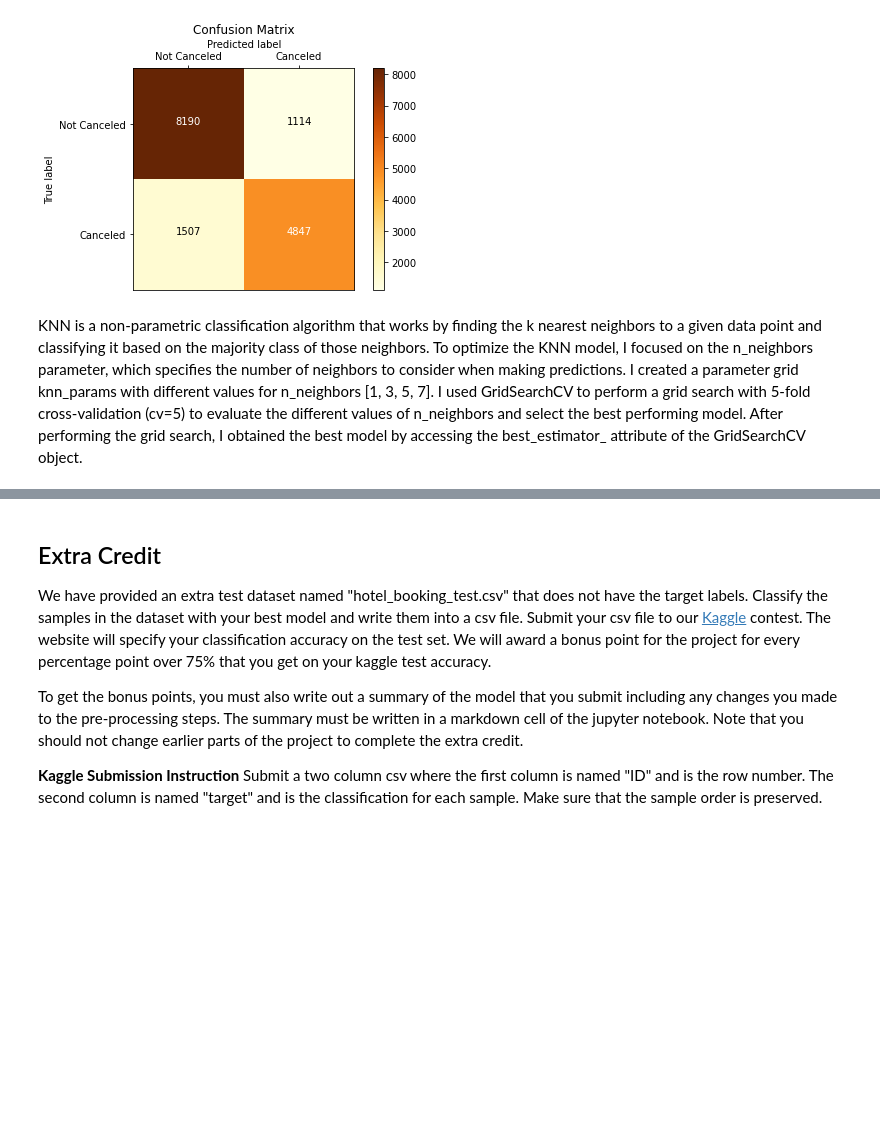
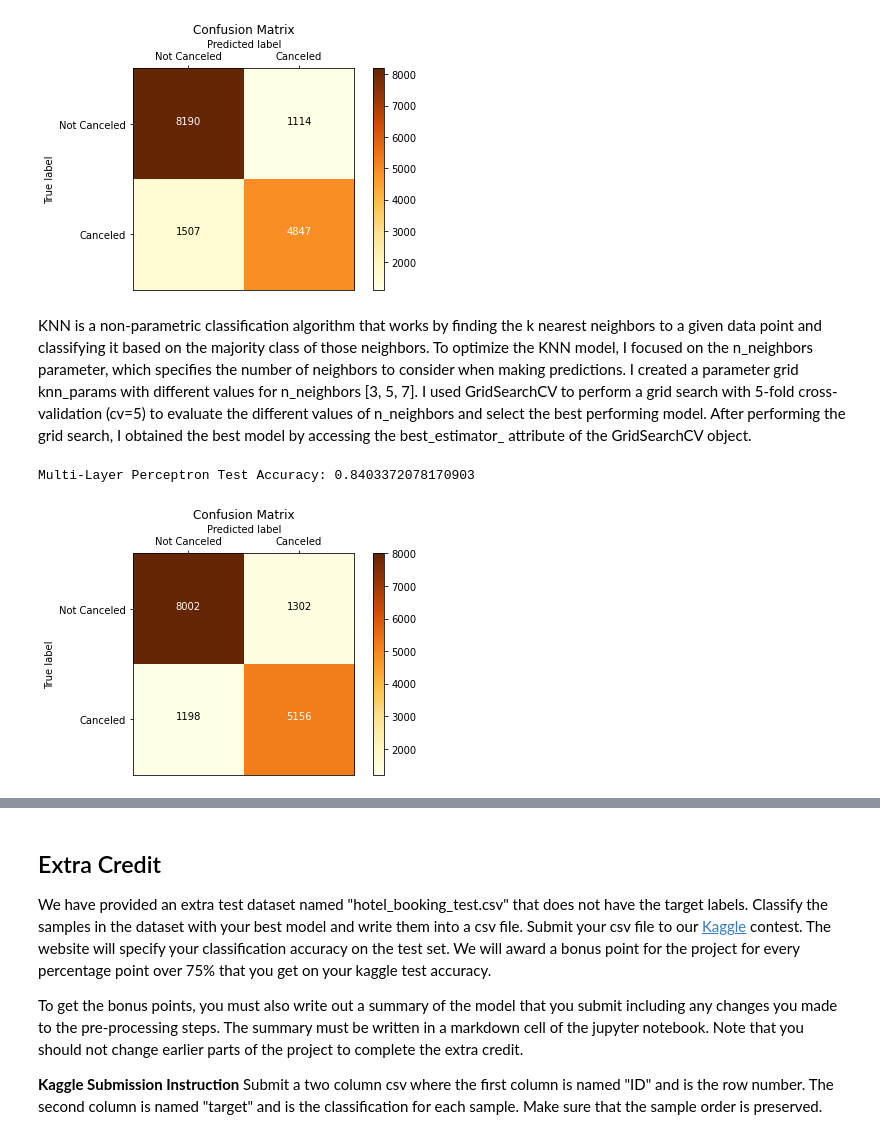
Before and after one commit to damienmha/CS-M148, a Jupyter notebook: Project_3/Project3_DamienHa.ipynb, the cells around one changed output, grey strips where cells are left out. Saved outputs shown, nothing was run; the diff lists cells and outputs as text; code cells hidden in the pictures; blank space fills up the shorter version.

```diff
--- a/Project_3/Project3_DamienHa.ipynb
+++ b/Project_3/Project3_DamienHa.ipynb
@@ -1505,7 +1505,7 @@ The best model is selected based on the highest cross-validation accuracy.
 # K-nearest Neighbors
 from sklearn.neighbors import KNeighborsClassifier
 knn = KNeighborsClassifier()
-knn_params = {'n_neighbors': [1, 3, 5, 7]}
+knn_params = {'n_neighbors': [3, 5, 7]}
 knn_grid = GridSearchCV(knn, knn_params, cv=5)
 knn_grid.fit(X_train_preprocessed, y_train)
 knn_best = knn_grid.best_estimator_
@@ -1522,5 +1522,25 @@ K-nearest Neighbors Test Accuracy: 0.8326095286754375
 [figure]
 # %% [markdown]
 KNN is a non-parametric classification algorithm that works by finding the k nearest neighbors to a given data point and classifying it based on the majority class of those neighbors.
-To optimize the KNN model, I focused on the n_neighbors parameter, which specifies the number of neighbors to consider when making predictions. I created a parameter grid knn_params with different values for n_neighbors [1, 3, 5, 7].
+To optimize the KNN model, I focused on the n_neighbors parameter, which specifies the number of neighbors to consider when making predictions. I created a parameter grid knn_params with different values for n_neighbors [3, 5, 7].
 I used GridSearchCV to perform a grid search with 5-fold cross-validation (cv=5) to evaluate the different values of n_neighbors and select the best performing model. After performing the grid search, I obtained the best model by accessing the best_estimator_ attribute of the GridSearchCV object.
+# %%
+# MLP Classifier
+mlp = MLPClassifier(hidden_layer_sizes=(100, 100), max_iter=800, random_state=0)
+mlp_params = {
+    'alpha': [0.0001, 0.001, 0.01]
+}
+mlp_grid = GridSearchCV(mlp, mlp_params, cv=5)
+mlp_grid.fit(X_train_preprocessed, y_train)
+mlp_best = mlp_grid.best_estimator_
+# %%
+# Evaluate Multi-Layer Perceptron
+y_pred_mlp = mlp_best.predict(X_test_preprocessed)
+accuracy_mlp = accuracy_score(y_test, y_pred_mlp)
+print("Multi-Layer Perceptron Test Accuracy:", accuracy_mlp)
+
+# Confusion matrix for Multi-Layer Perceptron
+draw_confusion_matrix(y_test, y_pred_mlp, classes)
+# %% [output]
+Multi-Layer Perceptron Test Accuracy: 0.8403372078170903
+[figure, added]
```
Also changed, not shown: parts of 14 cells of this notebook, 3 other files.
